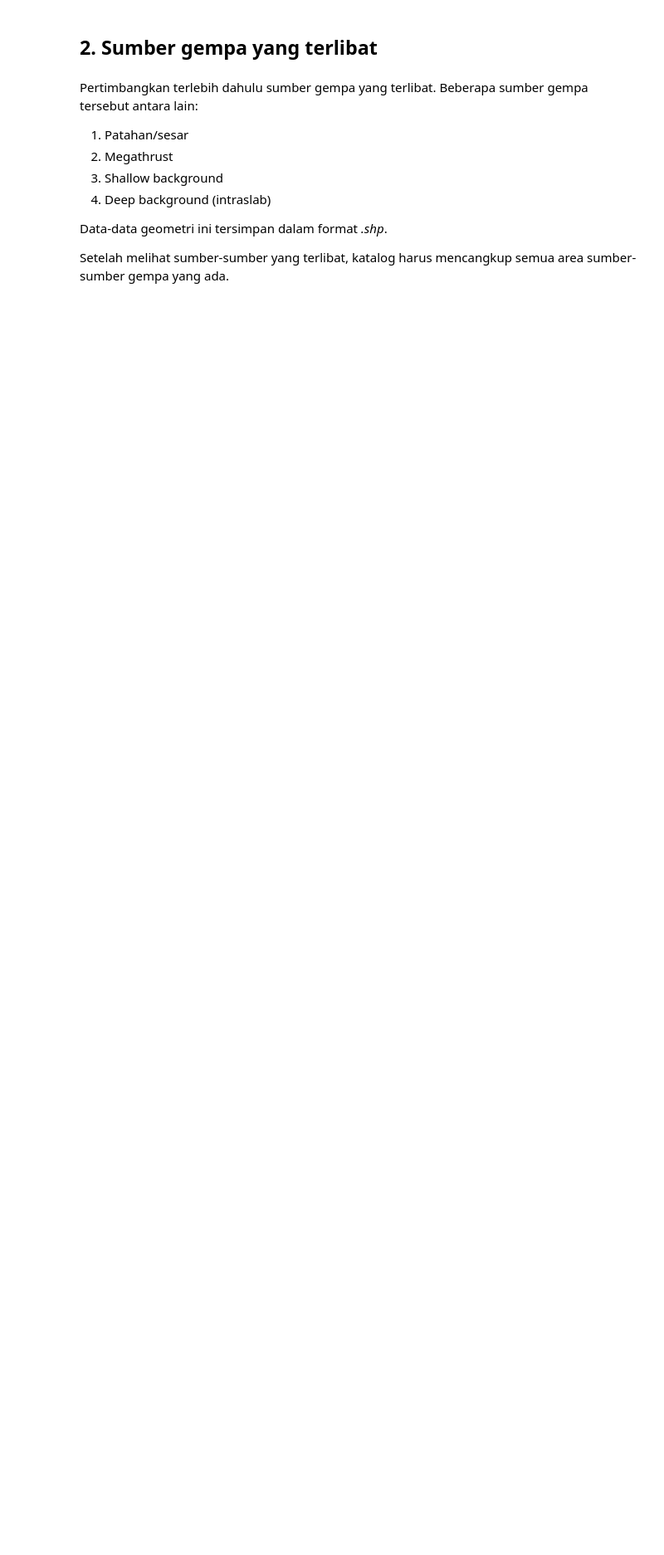
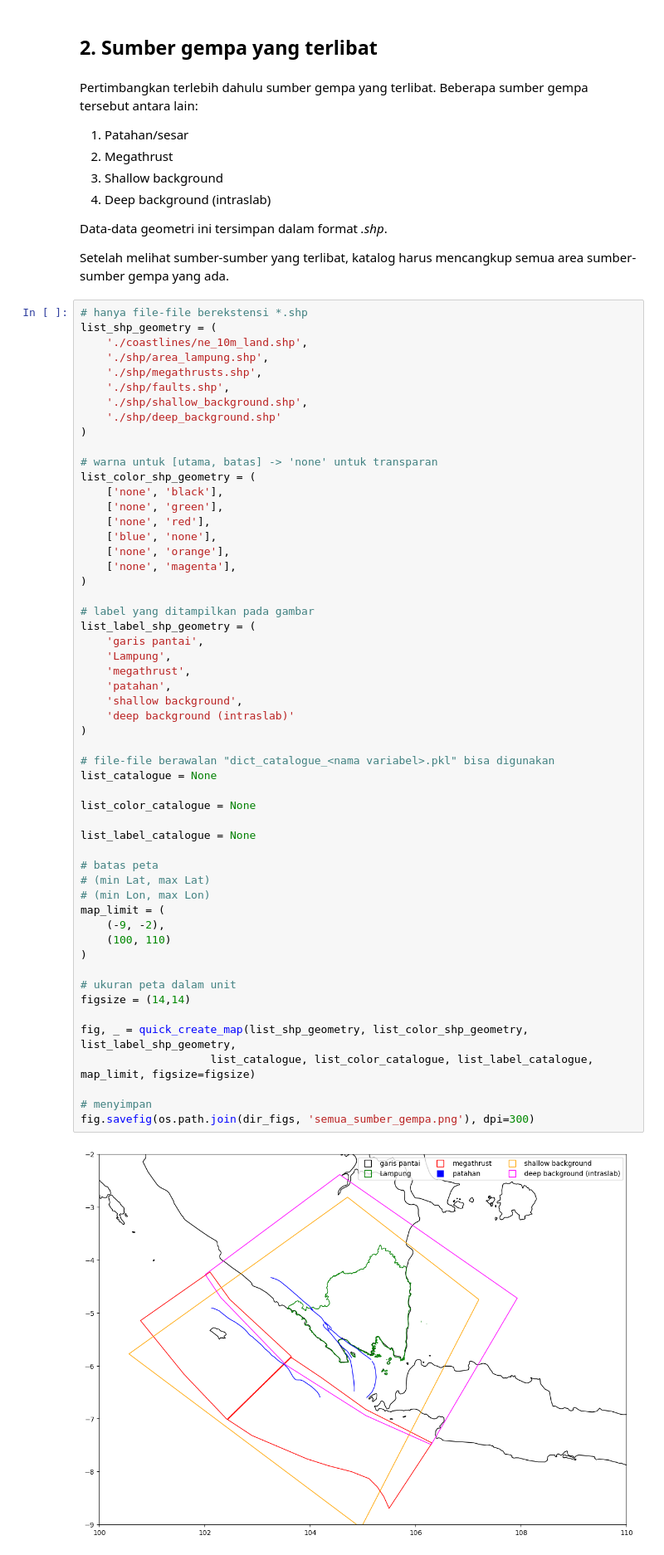
Before and after one commit to yudhastyawan/Seismologi-Teknik-OQ, a Jupyter notebook: OQ001_mengestimasi_area_katalog.ipynb, the cells around one changed output. Shown: that part at 83% size. Drawn from its saved outputs; the diff is of its cells as text; blank space fills up the shorter version.

```diff
--- a/OQ001_mengestimasi_area_katalog.ipynb
+++ b/OQ001_mengestimasi_area_katalog.ipynb
@@ -36,3 +32,59 @@ Pertimbangkan terlebih dahulu sumber gempa yang terlibat. Beberapa sumber gempa
 Data-data geometri ini tersimpan dalam format *.shp*.
 
 Setelah melihat sumber-sumber yang terlibat, katalog harus mencangkup semua area sumber-sumber gempa yang ada.
+# %%
+# hanya file-file berekstensi *.shp
+list_shp_geometry = (
+    './coastlines/ne_10m_land.shp',
+    './shp/area_lampung.shp',
+    './shp/megathrusts.shp',
+    './shp/faults.shp',
+    './shp/shallow_background.shp',
+    './shp/deep_background.shp'
+)
+
+# warna untuk [utama, batas] -> 'none' untuk transparan
+list_color_shp_geometry = (
+    ['none', 'black'],
+    ['none', 'green'],
+    ['none', 'red'],
+    ['blue', 'none'],
+    ['none', 'orange'],
+    ['none', 'magenta'],
+)
+
+# label yang ditampilkan pada gambar
+list_label_shp_geometry = (
+    'garis pantai',
+    'Lampung',
+    'megathrust',
+    'patahan',
+    'shallow background',
+    'deep background (intraslab)'
+)
+
+# file-file berawalan "dict_catalogue_<nama variabel>.pkl" bisa digunakan
+list_catalogue = None
+
+list_color_catalogue = None
+
+list_label_catalogue = None
+
+# batas peta
+# (min Lat, max Lat)
+# (min Lon, max Lon)
+map_limit = (
+    (-9, -2),
+    (100, 110)
+)
+
+# ukuran peta dalam unit
+figsize = (14,14)
+
+fig, _ = quick_create_map(list_shp_geometry, list_color_shp_geometry, list_label_shp_geometry,
+                    list_catalogue, list_color_catalogue, list_label_catalogue, map_limit, figsize=figsize)
+
+# menyimpan
+fig.savefig(os.path.join(dir_figs, 'semua_sumber_gempa.png'), dpi=300)
+# %% [output]
+[figure, added]
```
Also changed, not shown: parts of 4 cells of this notebook, 6 other files.
